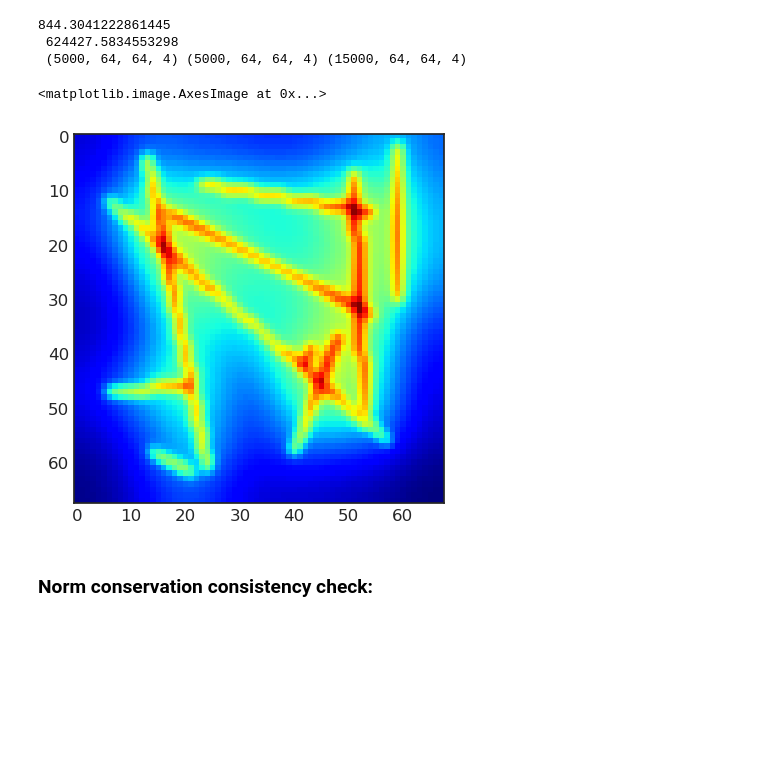
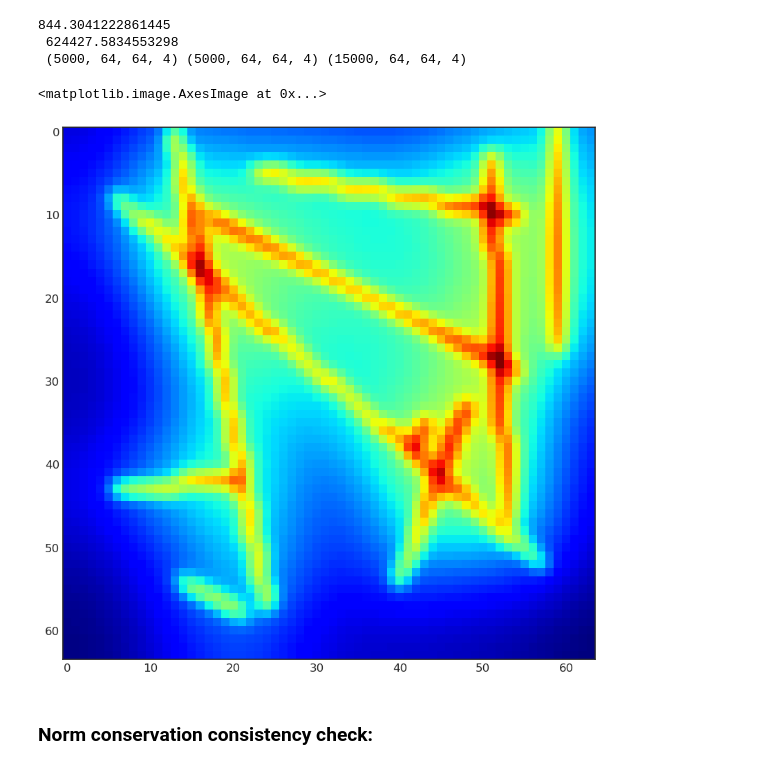
Before and after one commit to hoidn/PtychoPINN, a Jupyter notebook: tf_ptycho_autoencoder-overlap.ipynb, the cells around one changed output. Cells and saved outputs as stored; diff of their text form; code cells hidden in the pictures; blank space fills up the shorter version.

```diff
--- a/tf_ptycho_autoencoder-overlap.ipynb
+++ b/tf_ptycho_autoencoder-overlap.ipynb
@@ -353,6 +350,9 @@ def togrid(*imgs):
     return [_togrid(img) for img in imgs]
 
 def _grid_to_channel(grid):
+    """
+    Reshape (-1, gridsize, gridsize, N, N) to (-1, N, N, gridsize * gridsize)
+    """
     img = tf.transpose(grid, [0, 3, 4, 1, 2, 5], conjugate=False)
     _, ww, hh = img.shape[:3]
     img = tf.reshape(img, (-1, ww, hh, gridsize**2))
@@ -414,10 +408,10 @@ print(intensity_scale, '\n',
  624427.5834553298
  (5000, 64, 64, 4) (5000, 64, 64, 4) (15000, 64, 64, 4)
 # %%
-plt.imshow(tmp[0], cmap = 'jet')
+plt.imshow(flattened[0][2], cmap = 'jet')
 # %% [output]
 <matplotlib.image.AxesImage at 0x...>
-[figure, old version]
+[figure, new version]
 # %% [markdown]
 ### Norm conservation consistency check:
 # %%
```
Also changed, not shown: parts of 7 cells of this notebook.
